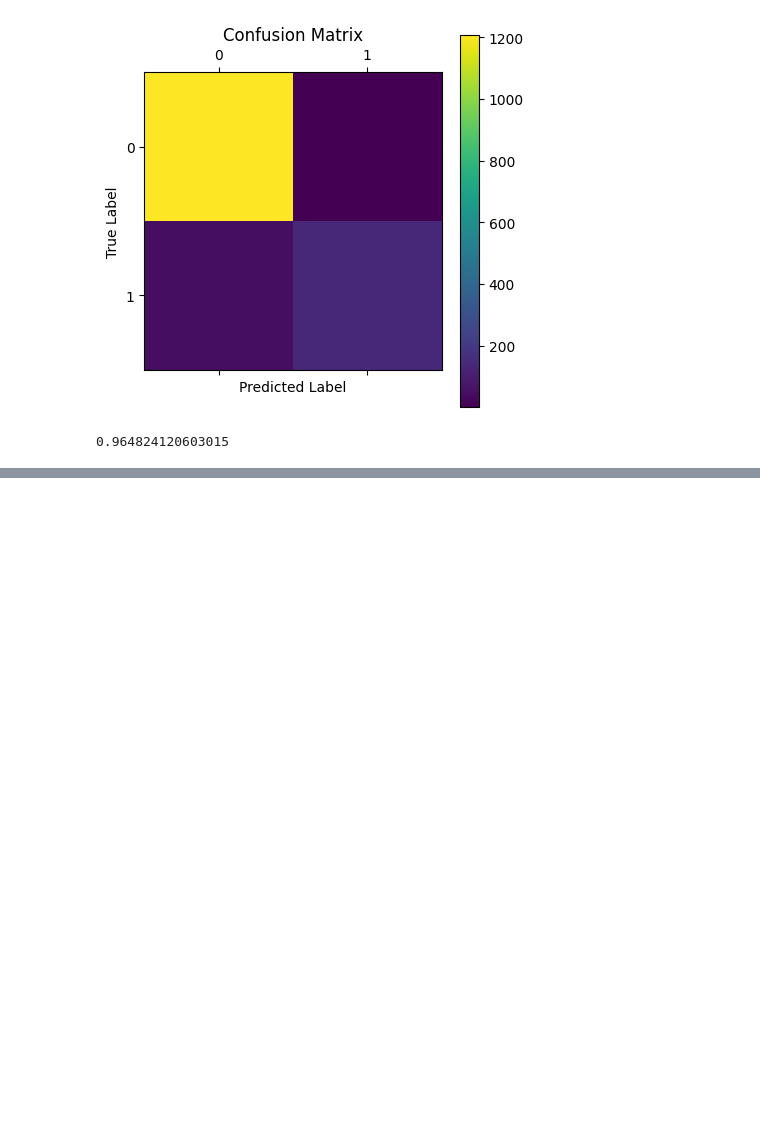
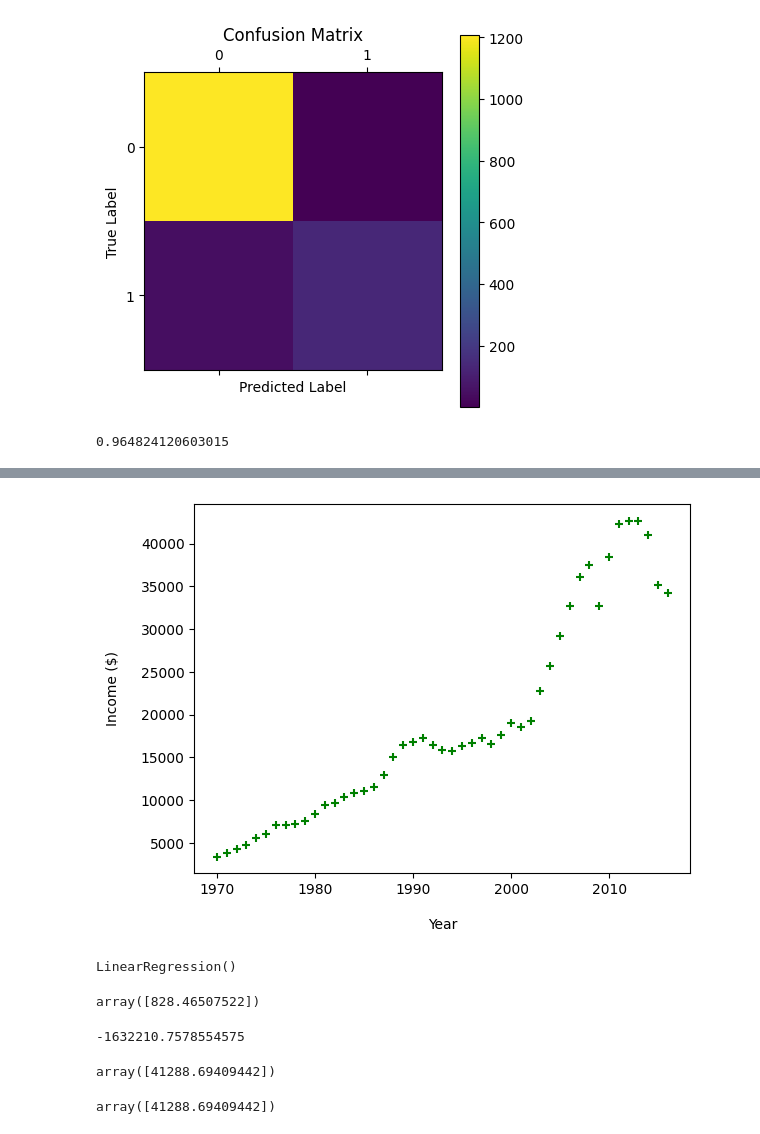
Before and after one commit to fyyqq/scikit-learn, a Jupyter notebook: scikit_learn.ipynb, the cells around one changed output, grey strips where cells are left out. Saved outputs shown, nothing was run; the diff lists cells and outputs as text; code cells hidden in the pictures; blank space fills up the shorter version.

```diff
--- a/scikit_learn.ipynb
+++ b/scikit_learn.ipynb
@@ -1800,0 +1898,9 @@ accuracy_score(y_test, y_pred)
+# %%
+# Predict price in a year of 2020
+
+df = pandas.read_csv('./data/canada_per_capita_income.csv')
+df = df.rename(columns={
+    "per capita income (US$)": "income ($)"
+})
+
+df.tail()
@@ -1800,0 +1914,32 @@ accuracy_score(y_test, y_pred)
+# %%
+pylot.scatter(df["year"], df["income ($)"], color="green", marker="+")
+
+pylot.xlabel("Year", labelpad=15)
+pylot.ylabel("Income ($)", labelpad=15)
+
+pylot.show()
+# %% [output]
+[figure, added]
+# %%
+model.fit(df[["year"]], df["income ($)"])
+# %% [output]
+LinearRegression()
+# %%
+coefficient = model.coef_
+coefficient
+# %% [output]
+array([828.46507522])
+# %%
+intercept = model.intercept_
+intercept
+# %% [output]
+-1632210.7578554575
+# %%
+price_predict = model.predict([[2020]])
+price_predict
+# %% [output]
+array([41288.69409442])
+# %%
+coefficient * 2020 + intercept
+# %% [output]
+array([41288.69409442])
```
Also changed, not shown: parts of 37 cells of this notebook, 2 other files.
